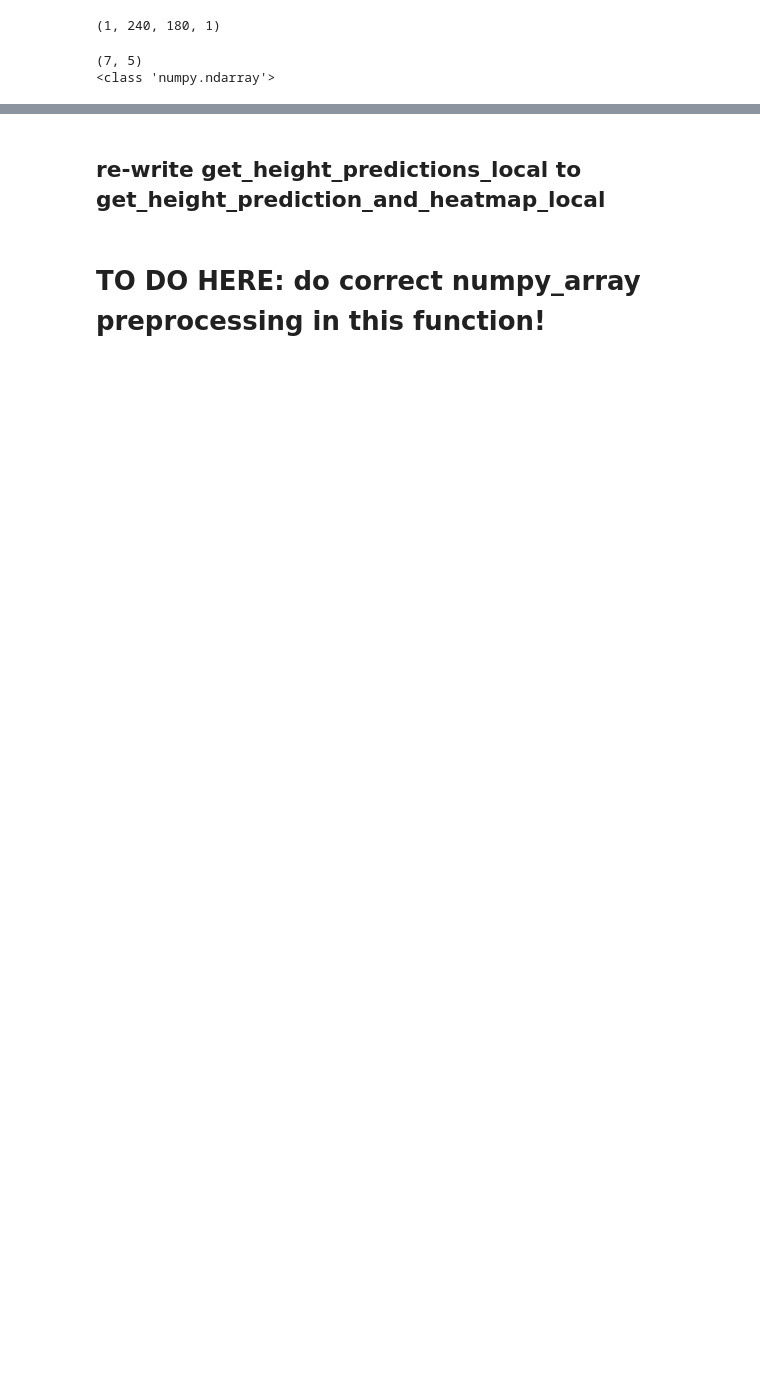
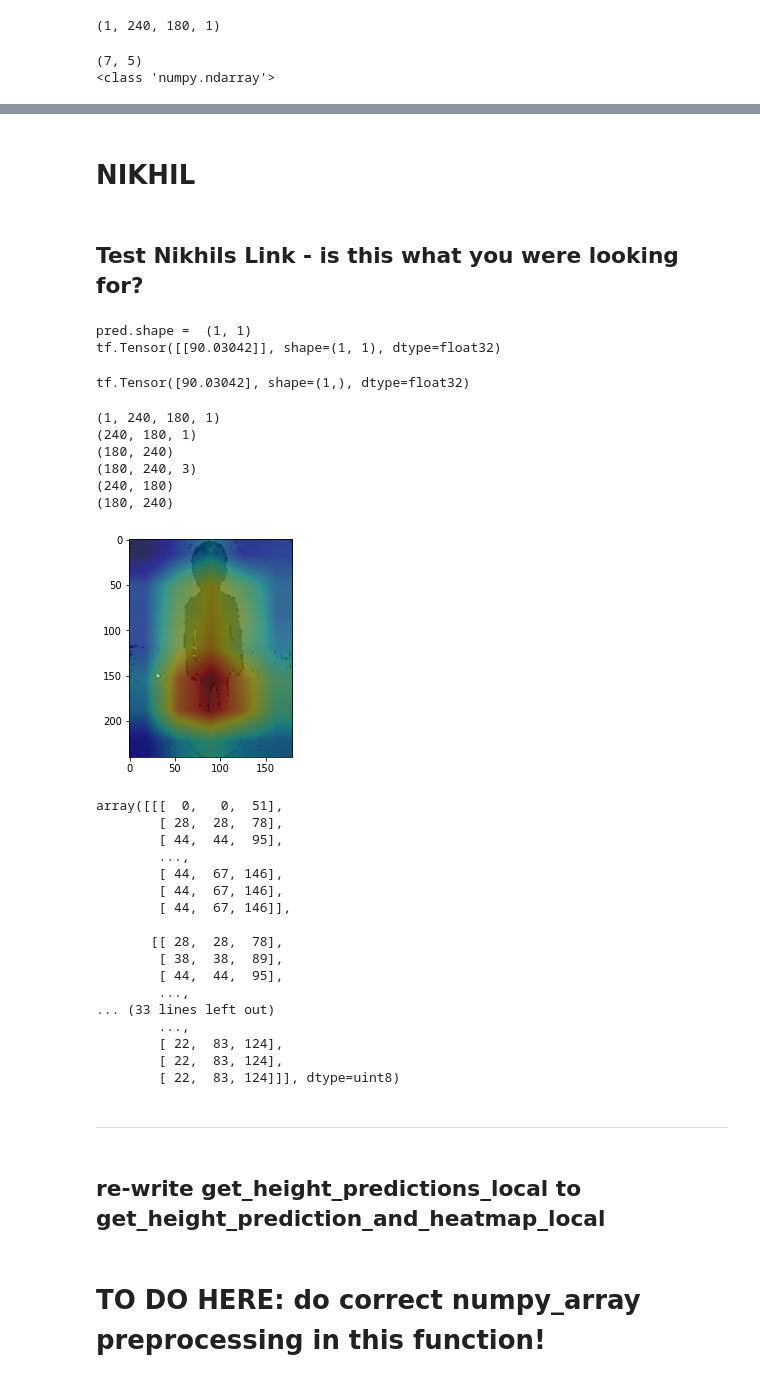
Before and after one commit to jeffjino/cgm-ml, a Jupyter notebook: cgmml/common/grad_cam/grad_cam.ipynb, the cells around one changed output, grey strips where cells are left out. Drawn from its saved outputs; the diff is of its cells as text; code cells hidden in the pictures; blank space fills up the shorter version.

Commit message:
tried to implement Nikhils suggestion for processing only once for both height and gradcam

```diff
--- a/cgmml/common/grad_cam/grad_cam.ipynb
+++ b/cgmml/common/grad_cam/grad_cam.ipynb
@@ -240,0 +261,80 @@ overlay_depthmap_gradcam(depthmap_test, heatmap_test)
+# %% [markdown]
+
+# NIKHIL
+# %% [markdown]
+## Test Nikhils Link - is this what you were looking for?
+# %%
+# from https://gist.github.com/RaphaelMeudec/e9a805fa82880876f8d89766f0690b54
+
+def compute_pred_and_heatmap(height_model, image):
+
+    grad_model = Model(inputs=[height_model.inputs],
+                            outputs=[height_model.get_layer(last_conv_layer_name).output, height_model.output])
+
+    with tf.GradientTape() as tape:
+        image = tf.cast(image, tf.float32)
+        (conv_outputs, predictions) = grad_model(np.array(image))
+        print("pred.shape = ", predictions.shape)
+        print(predictions)
+        classIdx = np.argmax(predictions[0])
+        loss = predictions[:, classIdx]
+
+    output = conv_outputs[0]
+    grads = tape.gradient(loss, conv_outputs)[0]
+
+    guided_grads = tf.cast(output > 0, 'float32') * tf.cast(grads > 0, 'float32') * grads
+
+    weights = tf.reduce_mean(guided_grads, axis=(0, 1))
+
+    cam = np.ones(output.shape[0: 2], dtype = np.float32)
+
+    for i, w in enumerate(weights):
+        cam += w * output[:, :, i]
+
+    cam = cv2.resize(cam.numpy(), (IMAGE_TARGET_HEIGHT, IMAGE_TARGET_WIDTH))
+    cam = np.maximum(cam, 0)
+    heatmap = (cam - cam.min()) / (cam.max() - cam.min())
+
+    return_pred = loss  # this name from exmpl is confusing - is this right?
+
+    return heatmap, return_pred
+# %%
+depthmap_test = preprocessed_depthmaps[1]
+# %%
+heatmap_res, heightpred_res = compute_pred_and_heatmap(height_model, depthmap_test)
+# %% [output]
+pred.shape =  (1, 1)
+tf.Tensor([[90.03042]], shape=(1, 1), dtype=float32)
+# %%
+print(heightpred_res)
+# %% [output]
+tf.Tensor([90.03042], shape=(1,), dtype=float32)
+# %%
+overlay_depthmap_gradcam(depthmap_test, heatmap_res)
+# %% [output]
+(1, 240, 180, 1)
+(240, 180, 1)
+(180, 240)
+(180, 240, 3)
+(240, 180)
+(180, 240)
+[figure, added]
+array([[[  0,   0,  51],
+        [ 28,  28,  78],
+        [ 44,  44,  95],
+        ...,
+        [ 44,  67, 146],
+        [ 44,  67, 146],
+        [ 44,  67, 146]],
+
+       [[ 28,  28,  78],
+        [ 38,  38,  89],
+        [ 44,  44,  95],
+        ...,
+... (33 lines left out)
+        ...,
+        [ 22,  83, 124],
+        [ 22,  83, 124],
+        [ 22,  83, 124]]], dtype=uint8)
+# %% [markdown]
+___________________________________________________________________
```
Also changed, not shown: parts of 11 cells of this notebook.
